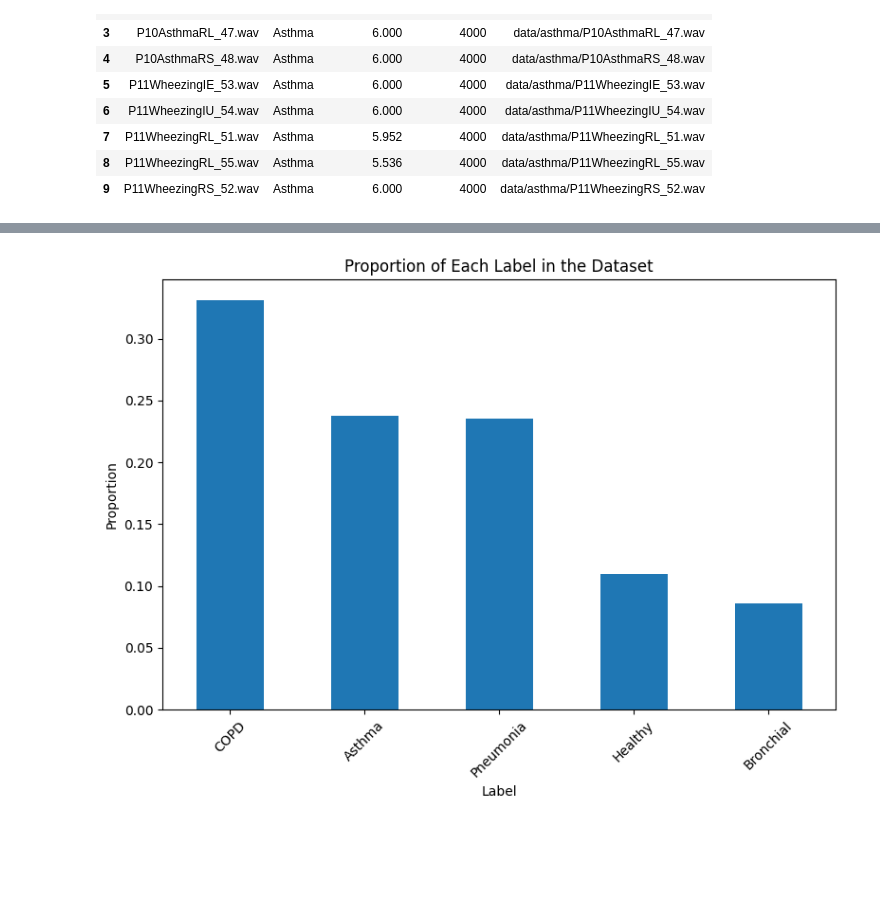
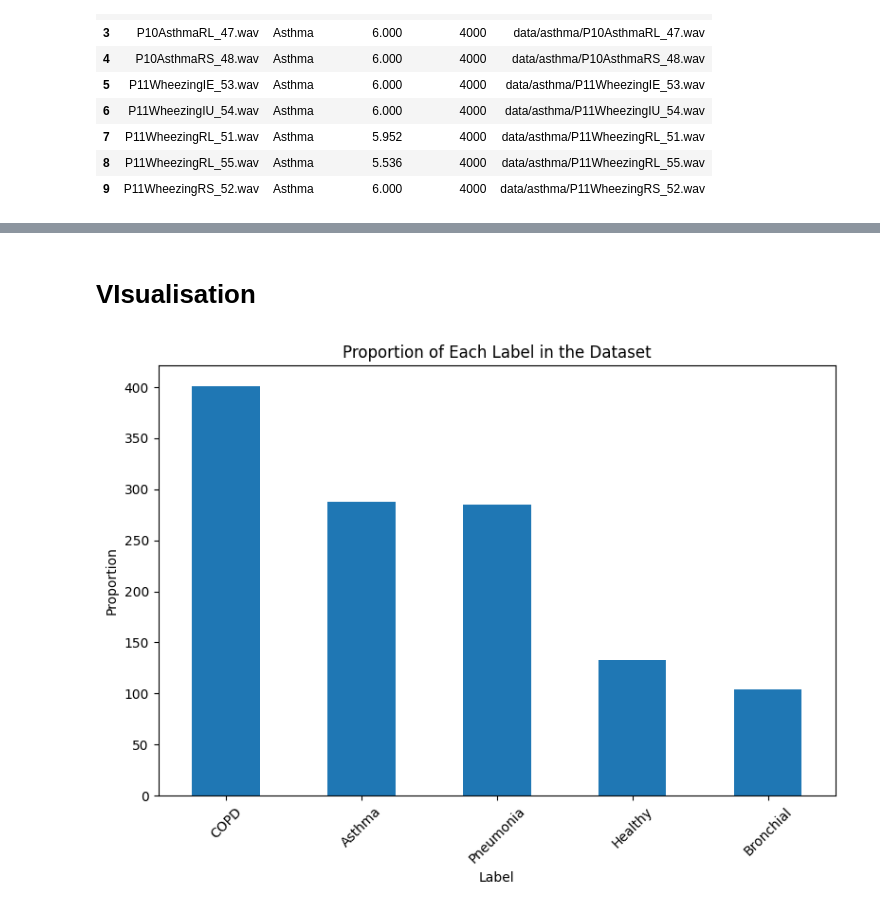
Before and after one commit to YRR0/Hackathon_Equipe32_Tessan, a Jupyter notebook: start.ipynb, the cells around one changed output, grey strips where cells are left out. Saved outputs shown, nothing was run; the diff lists cells and outputs as text; code cells hidden in the pictures; blank space fills up the shorter version.

```diff
--- a/start.ipynb
+++ b/start.ipynb
@@ -39,8 +39,8 @@ for wav_path in base_data_dir.rglob("*.wav"):
         }
     )
 
-audio_metadata_df = pd.DataFrame(rows).sort_values(["label", "file_name"]).reset_index(drop=True)
-audio_metadata_df.head(10)
+df = pd.DataFrame(rows).sort_values(["label", "file_name"]).reset_index(drop=True)
+df
 # %% [output]
 |  | file_name | label | duration_sec | sample_rate | file_path |
 | 0 | P10AsthmaIE_49.wav | Asthma | 3.136 | 4000 | data/asthma/P10AsthmaIE_49.wav |
@@ -72,14 +73,16 @@ audio_metadata_df
+# %% [markdown]
+# VIsualisation
 # %%
-label_counts = audio_metadata_df["label"].value_counts()
+label_counts = df["label"].value_counts()
 label_proportions = label_counts / label_counts.sum()
 import matplotlib.pyplot as plt
 plt.figure(figsize=(8, 6))
-label_proportions.plot(kind="bar")
+label_counts.plot(kind="bar")
 plt.title("Proportion of Each Label in the Dataset")
 plt.xlabel("Label")
 plt.ylabel("Proportion")
 plt.xticks(rotation=45)
 plt.tight_layout()
 plt.show()
 # %% [output]
-[figure, old version]
+[figure, new version]
```
Also changed, not shown: parts of 8 cells of this notebook, 1 other file.
